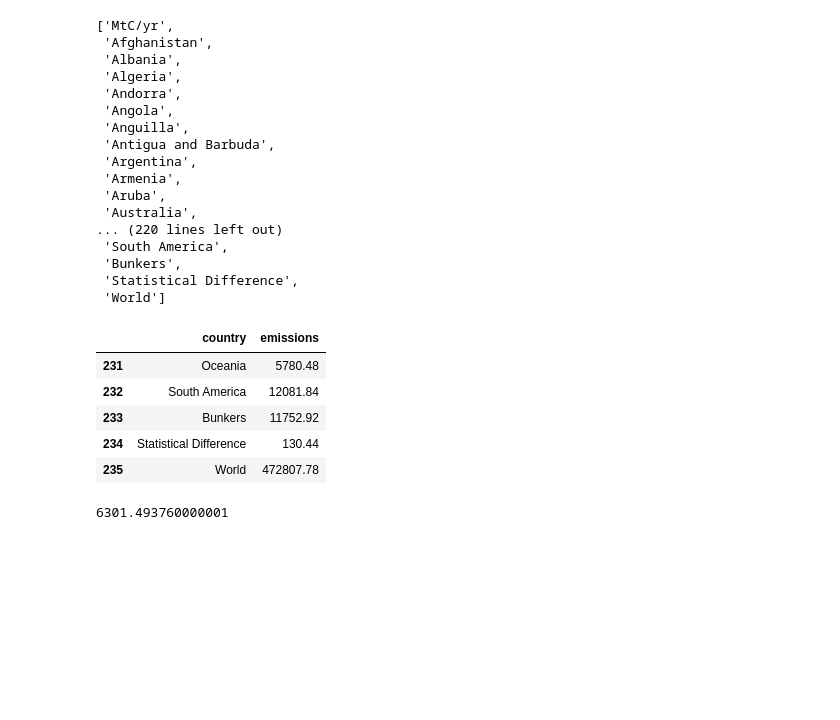
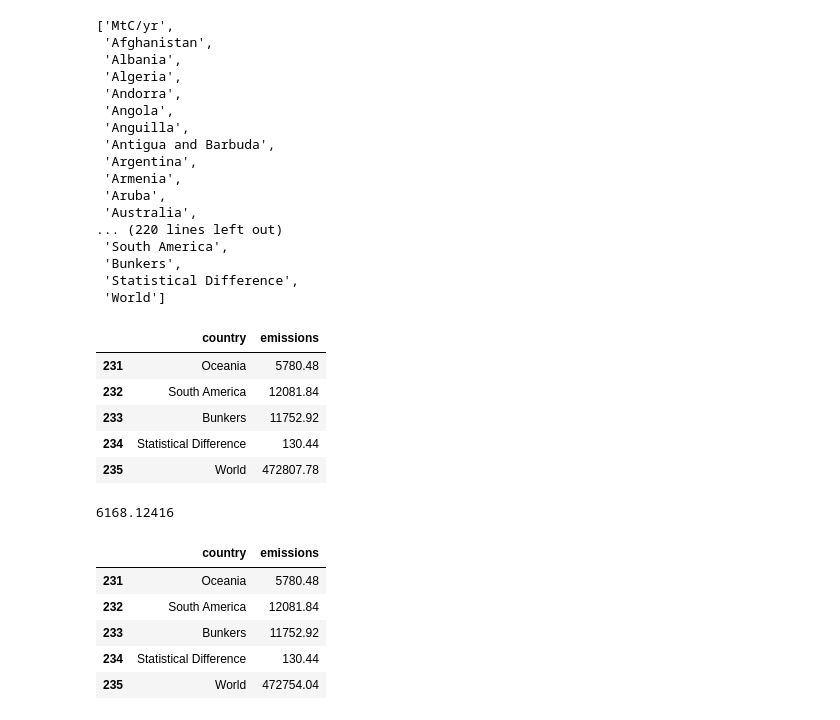
Before and after one commit to anthonykhoo97/.jupyter, a Jupyter notebook: GCP hist emissions/GDP_treemap_2022_upd.ipynb, the cells around one changed output. Cells and saved outputs as stored; diff of their text form; code cells hidden in the pictures; blank space fills up the shorter version.

Commit message:
primap data cleanup

```diff
--- a/GCP hist emissions/GDP_treemap_2022_upd.ipynb
+++ b/GCP hist emissions/GDP_treemap_2022_upd.ipynb
@@ -91,10 +91,10 @@ df_cum.tail()
 | 235 | World | 472807.78 |
 # %%
 # otain cumulative end value of Malaysia from 1850
-UK_sum = df.loc[(df.loc[:,'MtC/yr'] > 1850),'Malaysia'].sum()
-print(UK_sum*3.664)
+MYS_sum = df.loc[(df.loc[:,'MtC/yr'] >= 1963),'Malaysia'].sum()
+print(MYS_sum*3.664)
 # %% [output]
-6301.493760000001
+6168.12416
 # %%
 # assign region to each country
 EU27 = ('Austria', 'Belgium', 'Bulgaria', 'Croatia', 'Cyprus', 'Czech Republic', 'Denmark', 'Estonia', 'Finland', 'France', 'Germany', 'Greece', 'Hungary', 'Ireland', 'Italy', 'Latvia', 'Lithuania', 'Luxembourg', 'Malta', 'Netherlands', 'Poland', 'Portugal', 'Romania', 'Slovakia', 'Slovenia', 'Spain', 'Sweden')
@@ -146,3 +146,17 @@ fig = px.treemap(df_cum_clean,
             color='region',
             labels='emissions')
 fig
+# %%
+# run analysis for 1850 sd
+df_cum1850 = df.loc[(df.loc[:,'MtC/yr'] > 1850),:].sum().to_frame(name = 'emissions')
+# rename columns
+df_cum1850 = pd.DataFrame(df_cum1850).reset_index()
+df_cum1850.columns = ['country', 'emissions']
+df_cum1850.tail()
+# %% [output]
+|  | country | emissions |
+| 231 | Oceania | 5780.48 |
+| 232 | South America | 12081.84 |
+| 233 | Bunkers | 11752.92 |
+| 234 | Statistical Difference | 130.44 |
+| 235 | World | 472754.04 |
```
Also changed, not shown: parts of 5 cells of this notebook, 3 other files.
